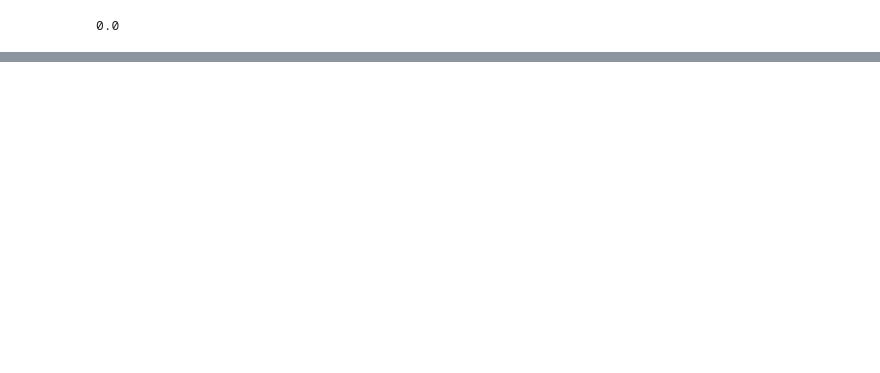
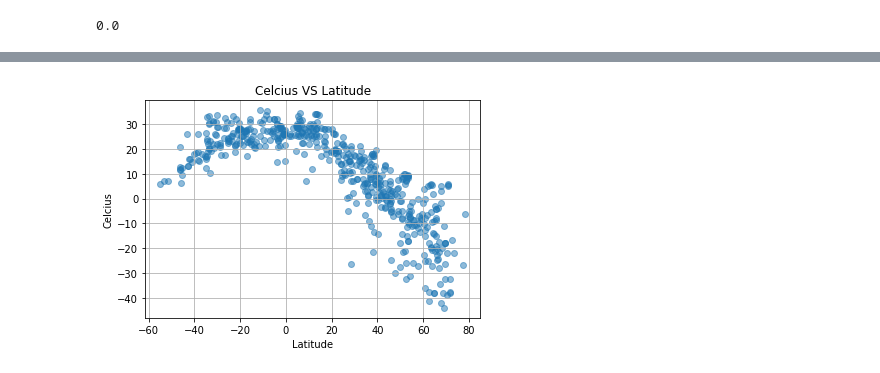
Before and after one commit to savorgnan5/API_HOMEWORK, a Jupyter notebook: API_HW.ipynb, the cells around one changed output, grey strips where cells are left out. Cells and saved outputs as stored; diff of their text form; code cells hidden in the pictures; blank space fills up the shorter version.

```diff
--- a/API_HW.ipynb
+++ b/API_HW.ipynb
@@ -194,0 +195,9 @@ df.head()
+# %%
+plt.scatter(df["Latitude"], df["celcius"],alpha=0.5)
+plt.title("Celcius VS Latitude")
+plt.xlabel("Latitude")
+plt.ylabel("Celcius")
+plt.grid()
+plt.savefig("Temperature VS Latitude.png")
+# %% [output]
+[figure, added]
```
Also changed, not shown: parts of 8 cells of this notebook, 6 other files.
